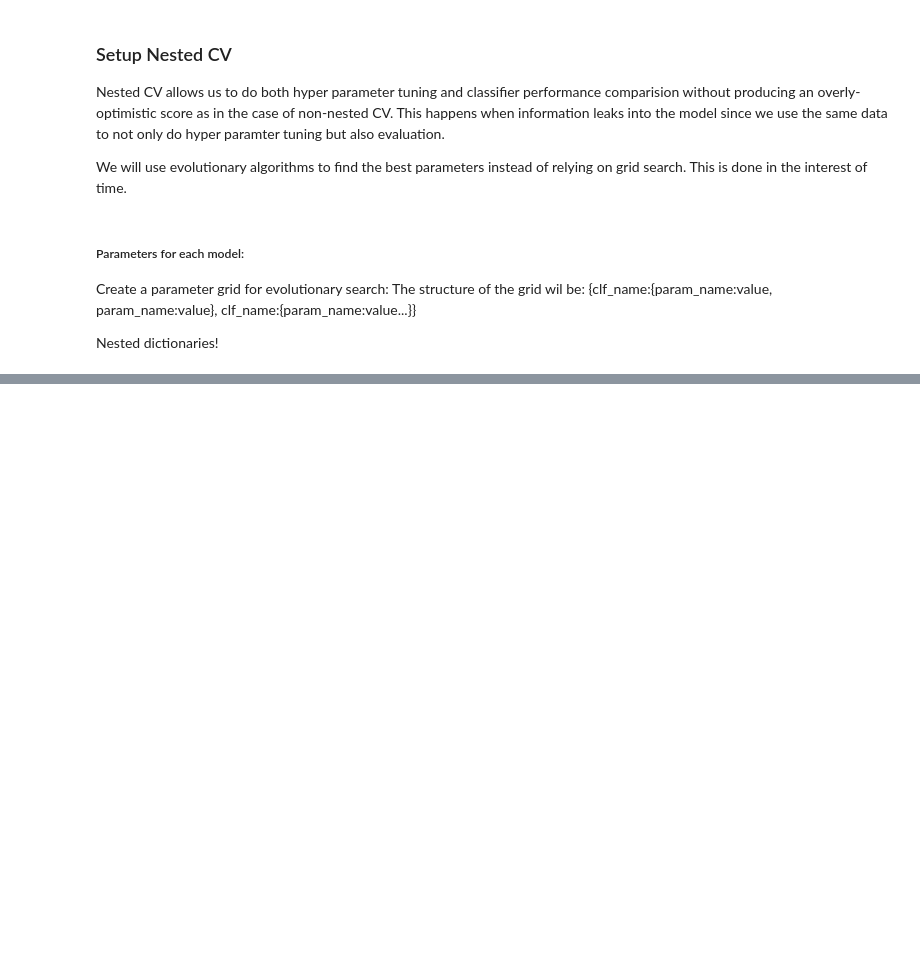
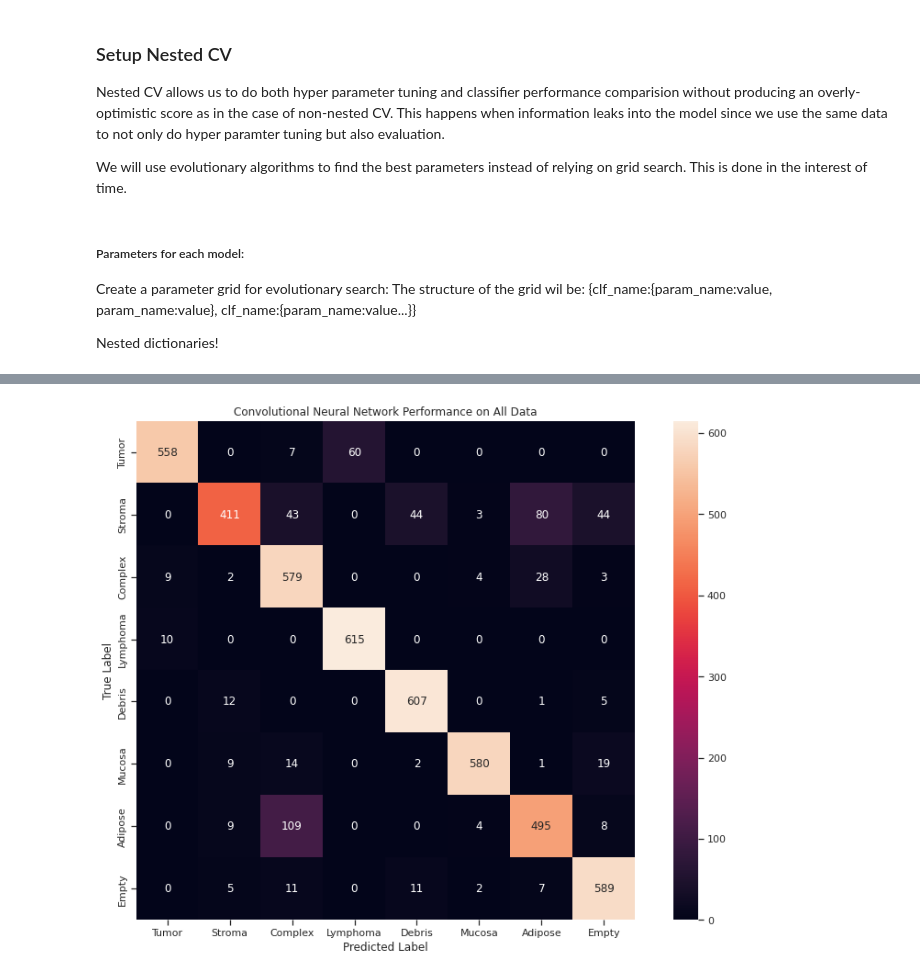
Before and after one commit to sharyar/CLFModelComparison, a Jupyter notebook: 03_ML_Notebooks/nested_cv_comparision.ipynb, the cells around one changed output, grey strips where cells are left out. Saved outputs shown, nothing was run; the diff lists cells and outputs as text; code cells hidden in the pictures; blank space fills up the shorter version.

```diff
--- a/03_ML_Notebooks/nested_cv_comparision.ipynb
+++ b/03_ML_Notebooks/nested_cv_comparision.ipynb
@@ -505,2 +489,15 @@ Epoch 5/5
-# %%
-random_forest_final.fit(X_scaled, y_int_encode)
+# %%
+y_pred_cnn = cnn_final.predict(X_scaled)
+y_pred_cnn = one_hot_encoder.inverse_transform(y_pred_cnn)
+y_test_cnn = one_hot_encoder.inverse_transform(y_one_hot)
+# %%
+fig, ax = plt.subplots(figsize=(15,10))
+sns.heatmap(confusion_matrix(y_test_cnn, y_pred_cnn), annot=True, fmt='d', ax=ax, xticklabels=class_names, yticklabels=class_names, square=True)
+ax.tick_params(top=False, bottom=True, labeltop=False, labelbottom=True, left=True, labelleft=True)
+plt.yticks(va='center')
+plt.ylabel('True Label')
+plt.xlabel('Predicted Label')
+plt.title('Convolutional Neural Network Performance on All Data')
+plt.savefig('cnn_test_confusion_matrix')
+# %% [output]
+[figure, added]
```
Also changed, not shown: parts of 19 cells of this notebook, 33 other files.
